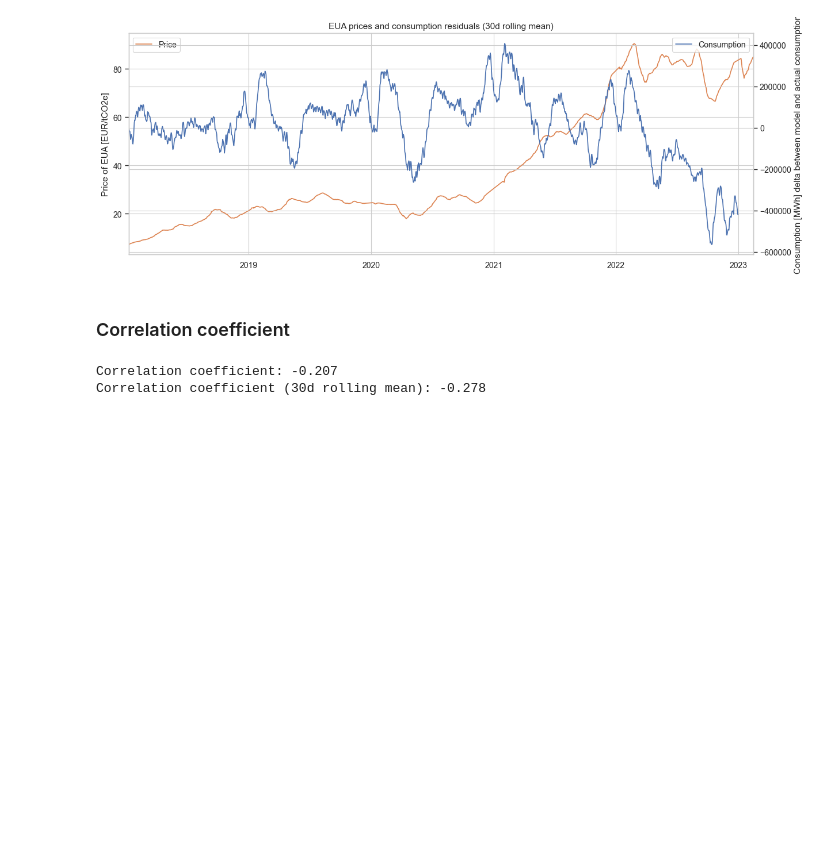
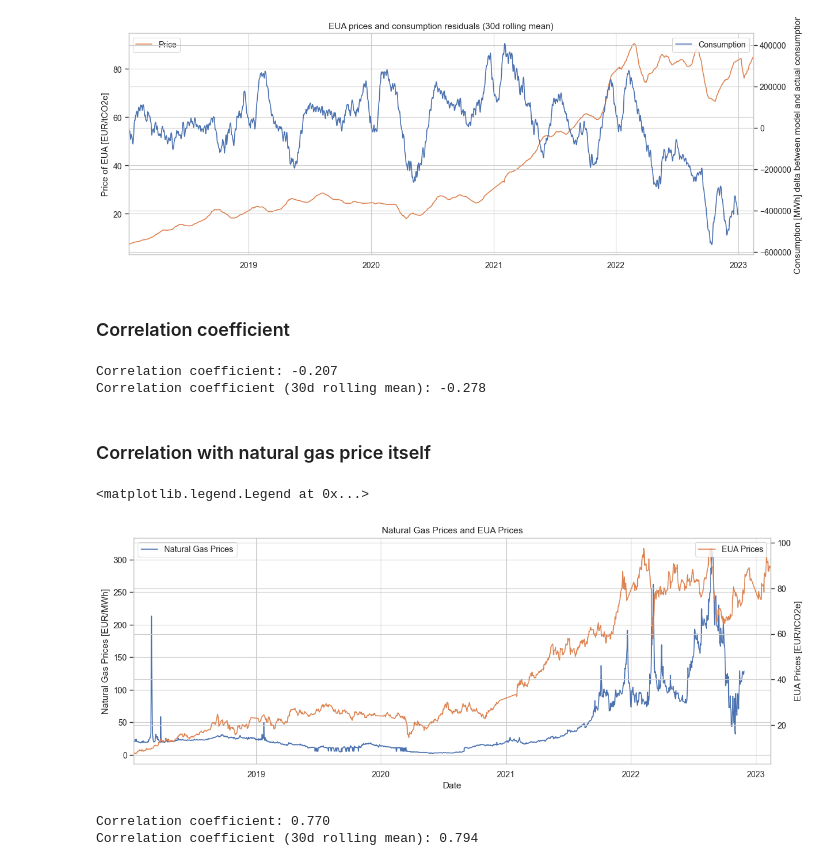
Before and after one commit to f-linus/natural_gas_consumption_modelling, a Jupyter notebook: notebooks/data_analysis/007 EUA and natural gas consumption relationship.ipynb, the cells around one changed output. Cells and saved outputs as stored; diff of their text form; code cells hidden in the pictures; blank space fills up the shorter version.

Commit message:
Correlation between EUA and natural gas itself

```diff
--- a/notebooks/data_analysis/007 EUA and natural gas consumption relationship.ipynb
+++ b/notebooks/data_analysis/007 EUA and natural gas consumption relationship.ipynb
@@ -95,3 +95,38 @@ print(f"Correlation coefficient (30d rolling mean): {correlation_coefficient_30d
 # %% [output]
 Correlation coefficient: -0.207
 Correlation coefficient (30d rolling mean): -0.278
+# %% [markdown]
+### Correlation with natural gas price itself
+# %%
+ncg_prices, gaspool_prices, the_prices = ingestion.read_imbalance_prices()
+prices = pd.concat([(ncg_prices + gaspool_prices).dropna() / 2, the_prices]).sort_index()
+
+# Plot natural gas prices and EUA prices
+fig, ax1 = plt.subplots(figsize=(14, 5))
+ax2 = ax1.twinx()
+
+prices.loc["2018":].plot(ax=ax1, color="C0", label="Natural Gas Prices")
+eua_auctions.loc["2018":].plot(ax=ax2, color="C1", label="EUA Prices")
+
+ax1.set_ylabel("Natural Gas Prices [EUR/MWh]")
+ax2.set_ylabel("EUA Prices [EUR/tCO2e]")
+ax1.set_title("Natural Gas Prices and EUA Prices")
+
+ax1.legend(loc="upper left")
+ax2.legend(loc="upper right")
+# %% [output]
+<matplotlib.legend.Legend at 0x...>
+[figure, added]
+# %%
+# Correlation between natural gas prices and EUA prices
+intersection = prices.index.intersection(eua_auctions.index)
+correlation_coefficient = prices.loc[intersection].corr(eua_auctions.loc[intersection])
+
+# Correlation on 30d means
+correlation_coefficient_30d = prices.loc[intersection].rolling(window='30d').mean().corr(eua_auctions.loc[intersection].rolling(window='30d').mean())
+
+print(f"Correlation coefficient: {correlation_coefficient:.3f}")
+print(f"Correlation coefficient (30d rolling mean): {correlation_coefficient_30d:.3f}")
+# %% [output]
+Correlation coefficient: 0.770
+Correlation coefficient (30d rolling mean): 0.794
```
